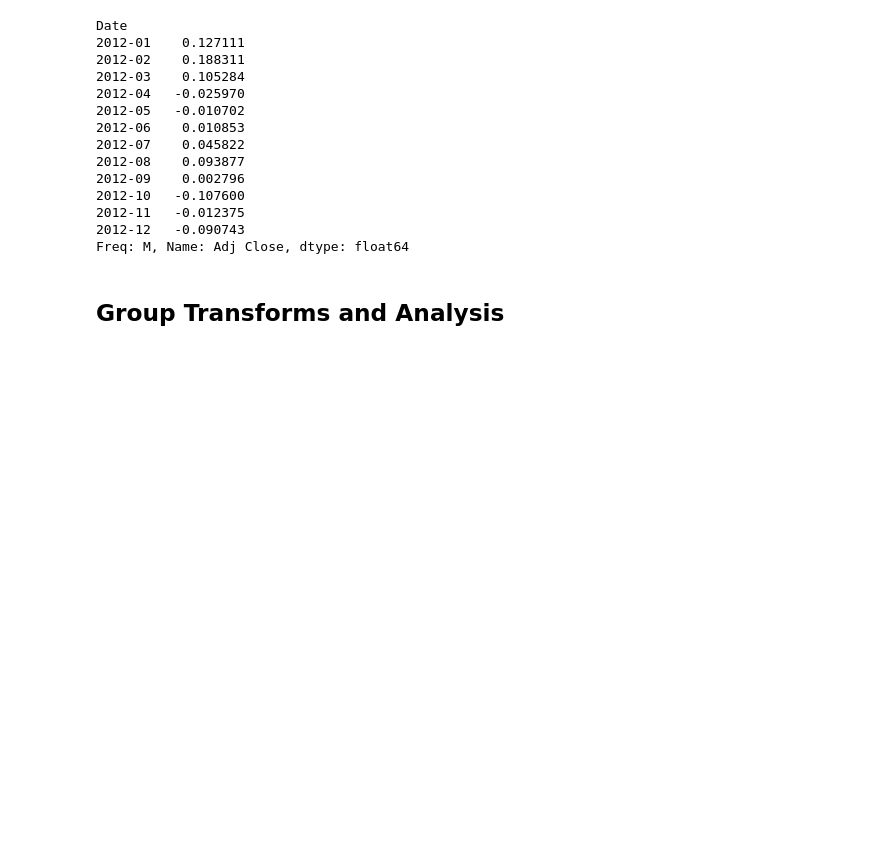
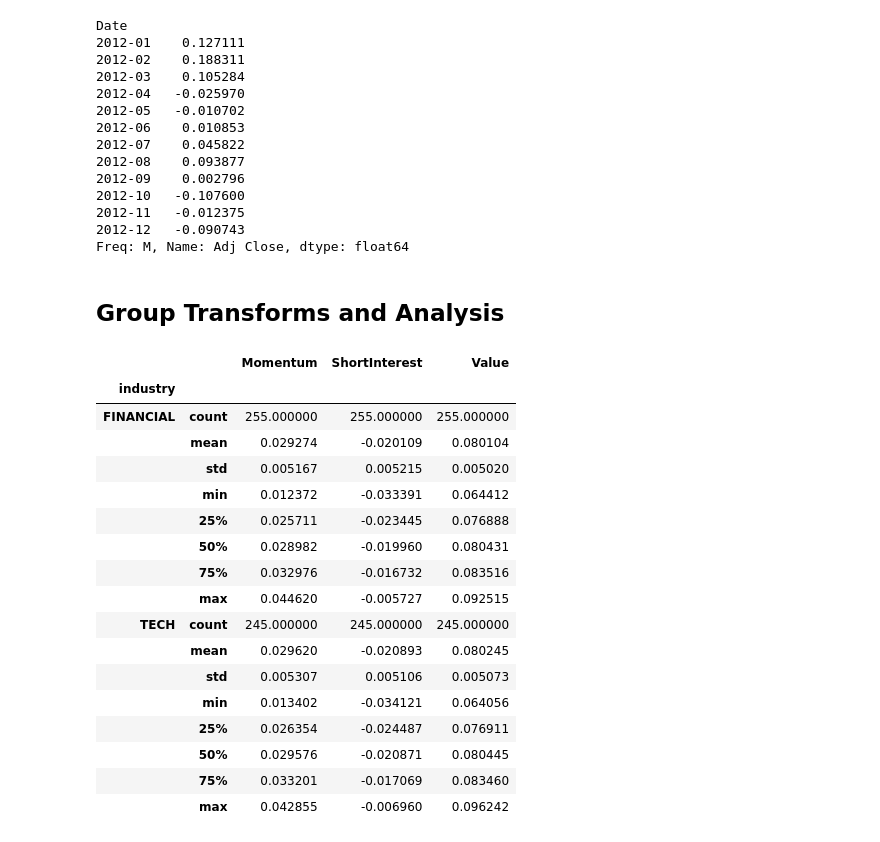
Before and after one commit to hugolu/learn-python, a Jupyter notebook: python-for-data-analysis/ch11-financial-and-economic-data-applications.ipynb, the cells around one changed output. Cells and saved outputs as stored; diff of their text form; code cells hidden in the pictures; blank space fills up the shorter version.

```diff
--- a/python-for-data-analysis/ch11-financial-and-economic-data-applications.ipynb
+++ b/python-for-data-analysis/ch11-financial-and-economic-data-applications.ipynb
@@ -492,3 +492,49 @@ Date
 Freq: M, Name: Adj Close, dtype: float64
 # %% [markdown]
 ## Group Transforms and Analysis
+# %%
+import random; random.seed(0)
+import string
+
+# 随机产生股票名（n个英文字母组成）
+def rands(n):
+    choices = string.ascii_uppercase #'ABCDEFGHIJKLMNOPQRSTUVWXYZ'
+    return ''.join([random.choice(choices) for _ in xrange(n)])
+
+N = 1000
+tickers = np.array([rands(5) for _ in xrange(N)])
+# %%
+# 选择部分股票组成一个投资组合
+M = 500
+df = DataFrame({'Momentum': np.random.randn(M) / 200 + 0.03,
+                'Value': np.random.randn(M) / 200 + 0.08,
+                'ShortInterest': np.random.randn(M) / 200 - 0.02},
+               index=tickers[:M])
+# %%
+# 随机创建一个行业分类（两个行业）
+ind_names = np.array(['FINANCIAL', 'TECH'])
+sampler = np.random.randint(0, len(ind_names), N)
+industries = Series(ind_names[sampler], index=tickers, name='industry')
+# %%
+# 根据行业进行分类并执行分组聚合和变换
+by_industry = df.groupby(industries)
+by_industry.describe()
+# %% [output]
+|  |  | Momentum | ShortInterest | Value |
+| industry |  |  |  |  |
+| FINANCIAL | count | 255.000000 | 255.000000 | 255.000000 |
+|  | mean | 0.029274 | -0.020109 | 0.080104 |
+|  | std | 0.005167 | 0.005215 | 0.005020 |
+|  | min | 0.012372 | -0.033391 | 0.064412 |
+|  | 25% | 0.025711 | -0.023445 | 0.076888 |
+|  | 50% | 0.028982 | -0.019960 | 0.080431 |
+|  | 75% | 0.032976 | -0.016732 | 0.083516 |
+|  | max | 0.044620 | -0.005727 | 0.092515 |
+| TECH | count | 245.000000 | 245.000000 | 245.000000 |
+|  | mean | 0.029620 | -0.020893 | 0.080245 |
+|  | std | 0.005307 | 0.005106 | 0.005073 |
+|  | min | 0.013402 | -0.034121 | 0.064056 |
+|  | 25% | 0.026354 | -0.024487 | 0.076911 |
+|  | 50% | 0.029576 | -0.020871 | 0.080445 |
+|  | 75% | 0.033201 | -0.017069 | 0.083460 |
+|  | max | 0.042855 | -0.006960 | 0.096242 |
```
Also changed, not shown: parts of 6 cells of this notebook.
